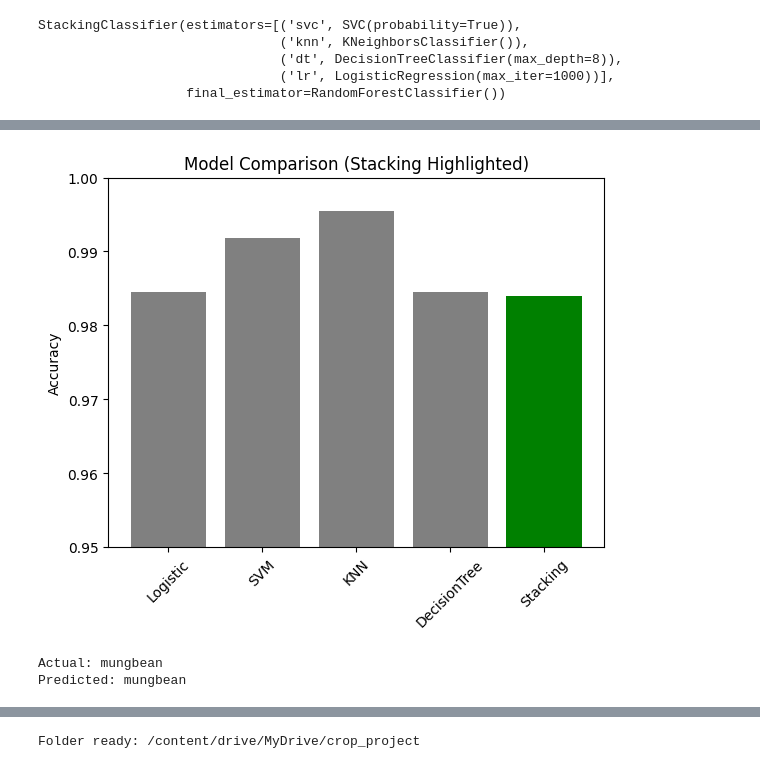
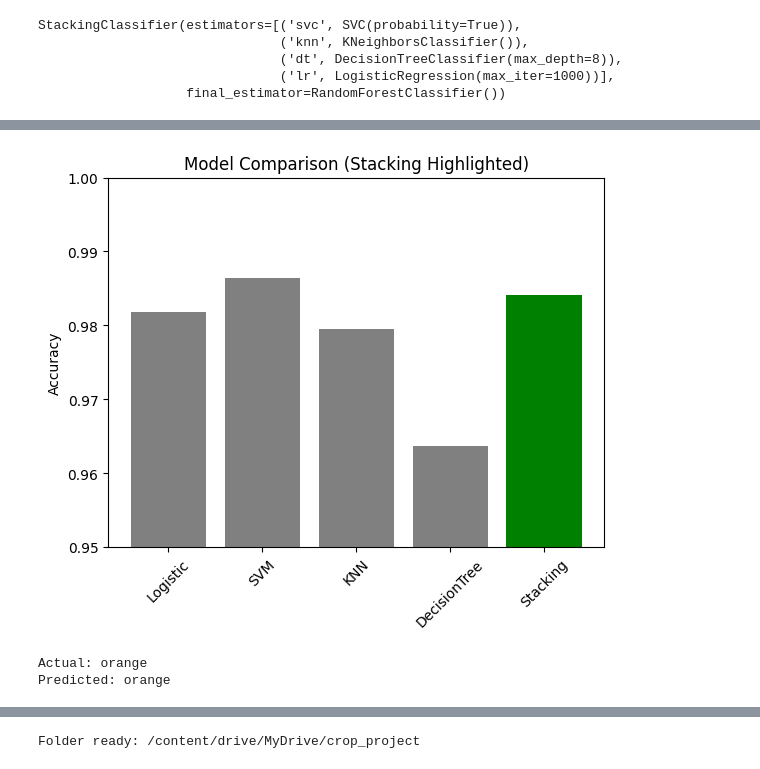
Before and after one commit to chunchun-06/cropalyst, a Jupyter notebook: ML_code.ipynb, the cells around one changed output, grey strips where cells are left out. Drawn from its saved outputs; the diff is of its cells as text; code cells hidden in the pictures.

Commit message:
used gausian noise augmentation by replacing SMOTE

```diff
--- a/ML_code.ipynb
+++ b/ML_code.ipynb
@@ -326,0 +338,31 @@ X_train,X_test,y_train,y_test = train_test_split(X,y,test_size=0.2,random_state=
+# %%
+import numpy as np
+
+np.random.seed(42)
+
+noise_std = {
+    'N':           11.5,
+    'P':            7.2,
+    'K':            2.7,
+    'temperature':  3.3,
+    'humidity':     3.6,
+    'ph':           0.53,
+    'rainfall':    20.8
+}
+
+aug_X = [X_train]
+aug_y = [y_train]
+
+for _ in range(4):               # 4 noisy copies → 5× total
+    noisy = X_train.copy()
+    for col in noisy.columns:
+        noisy[col] = noisy[col] + np.random.normal(0, noise_std[col], len(noisy))
+    aug_X.append(noisy)
+    aug_y.append(y_train)
+
+X_train = pd.concat(aug_X, ignore_index=True)
+y_train = pd.concat(aug_y, ignore_index=True)
+
+print("Augmented train:", X_train.shape)   # (8800, 7)
+print("Clean test     :", X_test.shape)    # (440, 7)  ← never touched
+print("Per class (train):", y_train.value_counts().iloc[0])  # 400
@@ -364,9 +502,15 @@ from sklearn.metrics import confusion_matrix
 # %%
 models = {
     'LogisticRegression': LogisticRegression(max_iter=1000),
-    'SVC':SVC(),
-    'KNeighborsClassifier':KNeighborsClassifier(),
-    'DecisionTreeClassifier':DecisionTreeClassifier(max_depth=9)
+
+    'SVC': SVC(),
+
+    'KNeighborsClassifier': KNeighborsClassifier(),
+
+    'DecisionTreeClassifier': DecisionTreeClassifier(
+        max_depth=9,
+
+    )
 }
 # %%
 results = {}
@@ -689,27 +864,27 @@ Stacking Accuracy: 0.9968181818181818
 # %%
 names = ['Logistic', 'SVM', 'KNN', 'DecisionTree', 'Stacking']
 values = [
     results['LogisticRegression'],
     results['SVC'],
     results['KNeighborsClassifier'],
     results['DecisionTreeClassifier'],
-    0.984
+    stack_acc
 ]
 
 import matplotlib.pyplot as plt
 
 colors = ['gray', 'gray', 'gray', 'gray', 'green']
 
 plt.bar(names, values, color=colors)
 
 plt.ylim(0.95, 1.0)
 plt.title("Model Comparison (Stacking Highlighted)")
 plt.ylabel("Accuracy")
 
 plt.xticks(rotation=45)
 plt.show()
 # %% [output]
-[figure, old version]
+[figure, new version]
 # %%
-row = df.iloc[600]
+row = df.loc[y_test.index[0]]
 
@@ -724,8 +899,8 @@ reverse_dict = {v:k for k,v in crop_dict.items()}
 print("Actual:", reverse_dict[row['label']])
 print("Predicted:", reverse_dict[pred[0]])
 # %% [output]
-Actual: mungbean
-Predicted: mungbean
+Actual: orange
+Predicted: orange
 # %%
 N = float(input("Enter Nitrogen: "))
 P = float(input("Enter Phosphorus: "))
```
Also changed, not shown: parts of 46 cells of this notebook, 2 other files.
